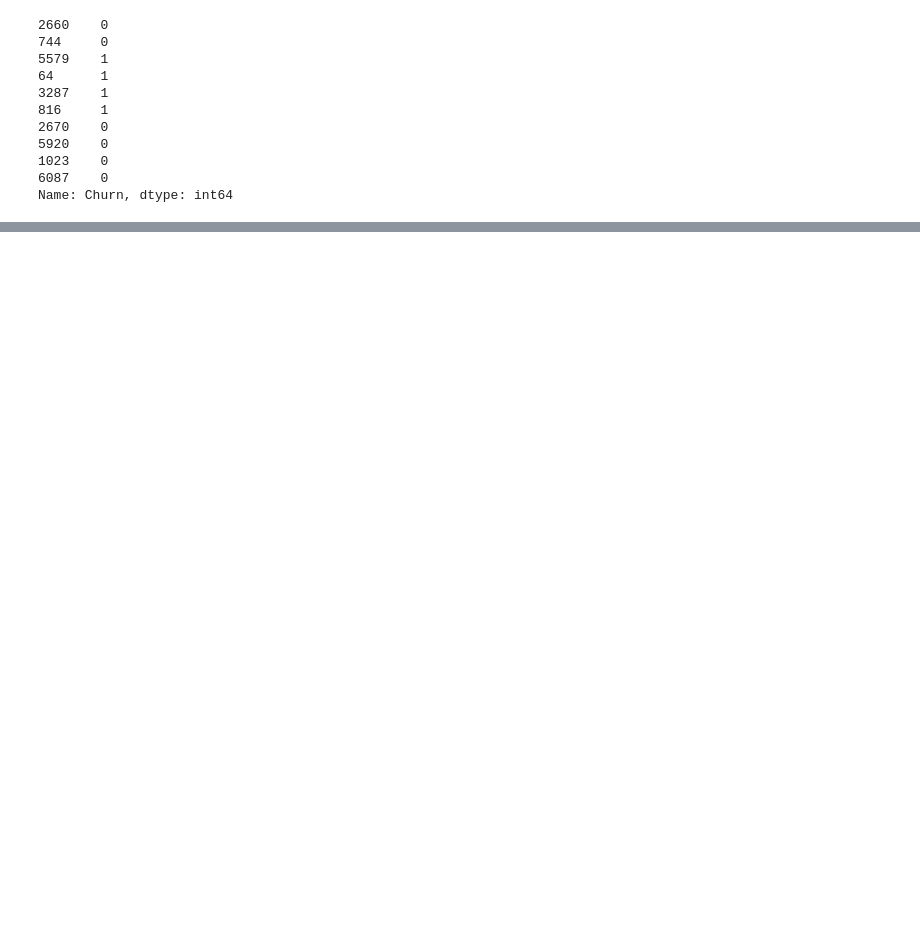
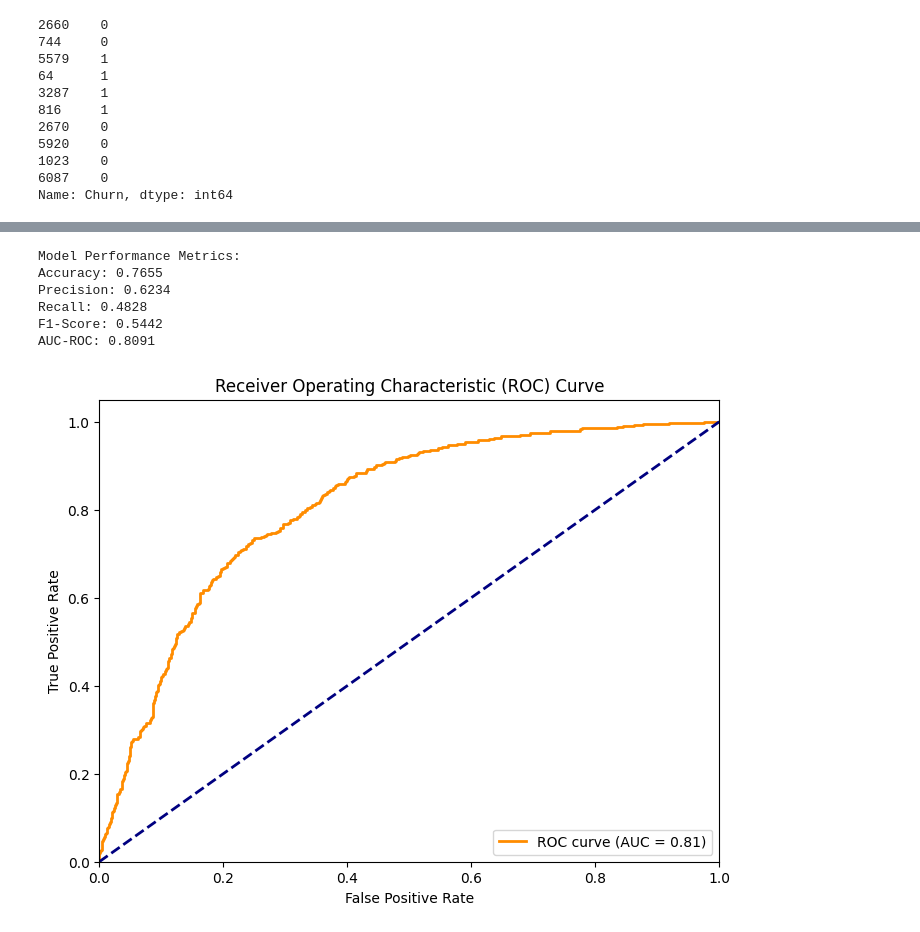
Before and after one commit to mohitrohda/practice, a Jupyter notebook: DL/practice/8_churn_prediction/Custumer_churn_prediction.ipynb, the cells around one changed output, grey strips where cells are left out. Drawn from its saved outputs; the diff is of its cells as text; code cells hidden in the pictures; blank space fills up the shorter version.

```diff
--- a/DL/practice/8_churn_prediction/Custumer_churn_prediction.ipynb
+++ b/DL/practice/8_churn_prediction/Custumer_churn_prediction.ipynb
@@ -490,0 +516,38 @@ Name: Churn, dtype: int64
+# %%
+# Additional metrics for comprehensive evaluation
+from sklearn.metrics import accuracy_score, precision_score, recall_score, f1_score, roc_auc_score, roc_curve
+
+# Calculate metrics
+accuracy = accuracy_score(y_test_list, y_pred)
+precision = precision_score(y_test_list, y_pred)
+recall = recall_score(y_test_list, y_pred)
+f1 = f1_score(y_test_list, y_pred)
+auc_score = roc_auc_score(y_test_list, yp)
+
+print(f"Model Performance Metrics:")
+print(f"Accuracy: {accuracy:.4f}")
+print(f"Precision: {precision:.4f}")
+print(f"Recall: {recall:.4f}")
+print(f"F1-Score: {f1:.4f}")
+print(f"AUC-ROC: {auc_score:.4f}")
+
+# Plot ROC Curve
+fpr, tpr, thresholds = roc_curve(y_test_list, yp)
+plt.figure(figsize=(8, 6))
+plt.plot(fpr, tpr, color='darkorange', lw=2, label=f'ROC curve (AUC = {auc_score:.2f})')
+plt.plot([0, 1], [0, 1], color='navy', lw=2, linestyle='--')
+plt.xlim([0.0, 1.0])
+plt.ylim([0.0, 1.05])
+plt.xlabel('False Positive Rate')
+plt.ylabel('True Positive Rate')
+plt.title('Receiver Operating Characteristic (ROC) Curve')
+plt.legend(loc="lower right")
+plt.show()
+# %% [output]
+Model Performance Metrics:
+Accuracy: 0.7655
+Precision: 0.6234
+Recall: 0.4828
+F1-Score: 0.5442
+AUC-ROC: 0.8091
+[figure, added]
```
Also changed, not shown: parts of 15 cells of this notebook.
